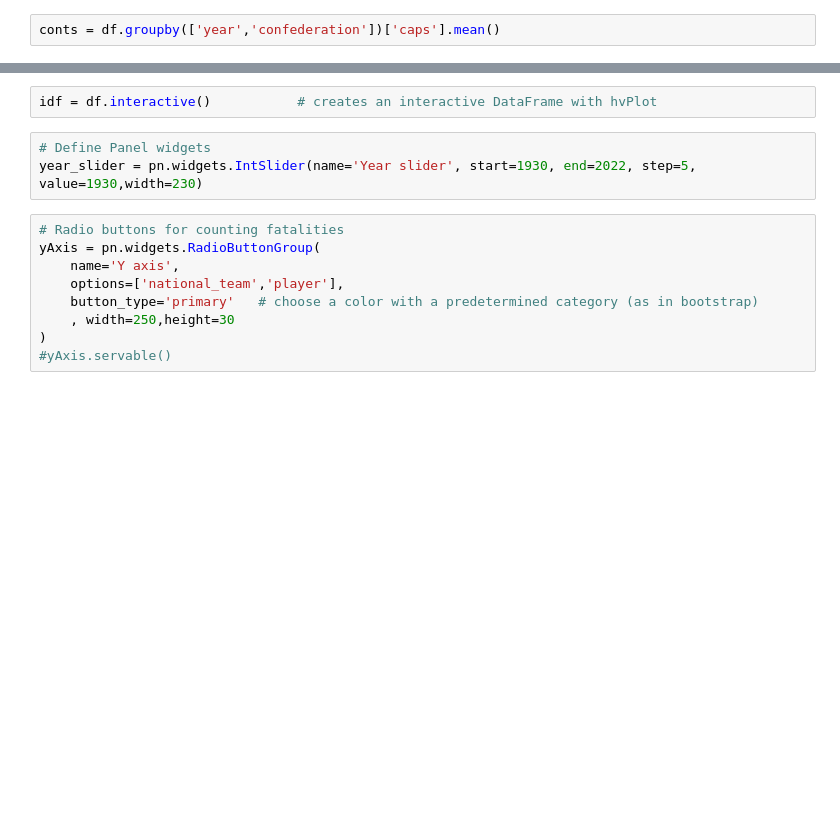
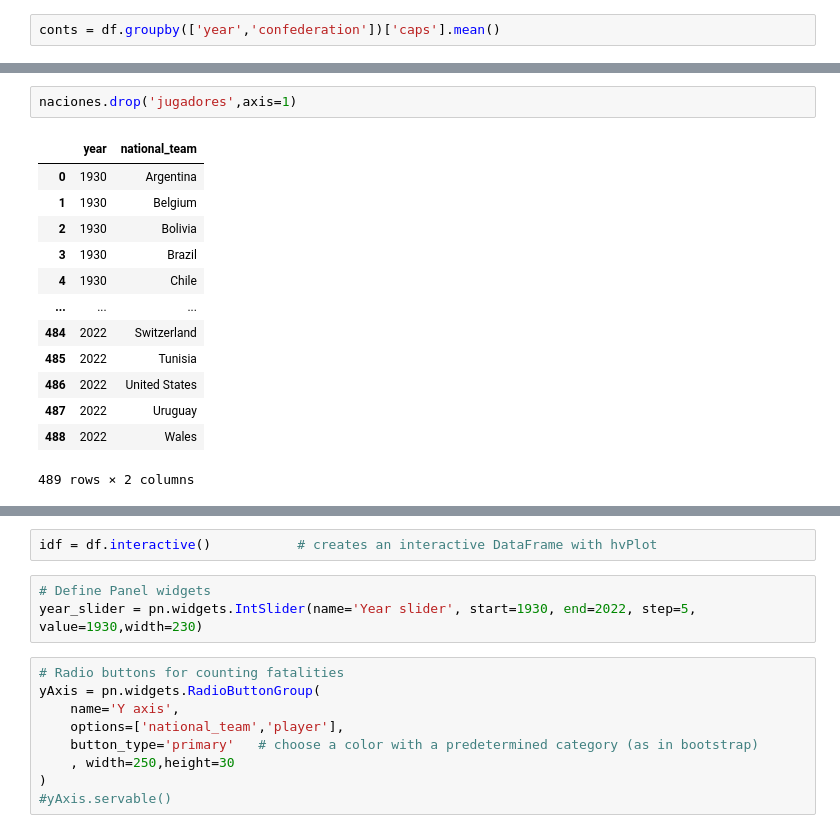
Before and after one commit to Diemale/mundialesFIFA, a Jupyter notebook: Data Analysis.ipynb, the cells around one changed output, grey strips where cells are left out. Saved outputs shown, nothing was run; the diff lists cells and outputs as text; blank space fills up the shorter version.

```diff
--- a/Data Analysis.ipynb
+++ b/Data Analysis.ipynb
@@ -266,0 +306,16 @@ conts = df.groupby(['year'])
+# %%
+naciones.drop('jugadores',axis=1)
+# %% [output]
+|  | year | national_team |
+| 0 | 1930 | Argentina |
+| 1 | 1930 | Belgium |
+| 2 | 1930 | Bolivia |
+| 3 | 1930 | Brazil |
+| 4 | 1930 | Chile |
+| ... | ... | ... |
+| 484 | 2022 | Switzerland |
+| 485 | 2022 | Tunisia |
+| 486 | 2022 | United States |
+| 487 | 2022 | Uruguay |
+| 488 | 2022 | Wales |
+489 rows × 2 columns
```
Also changed, not shown: parts of 18 cells of this notebook.
